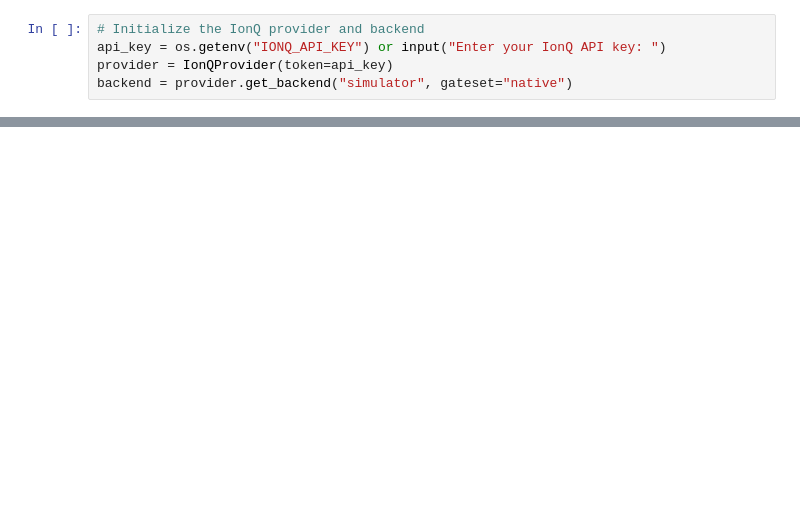
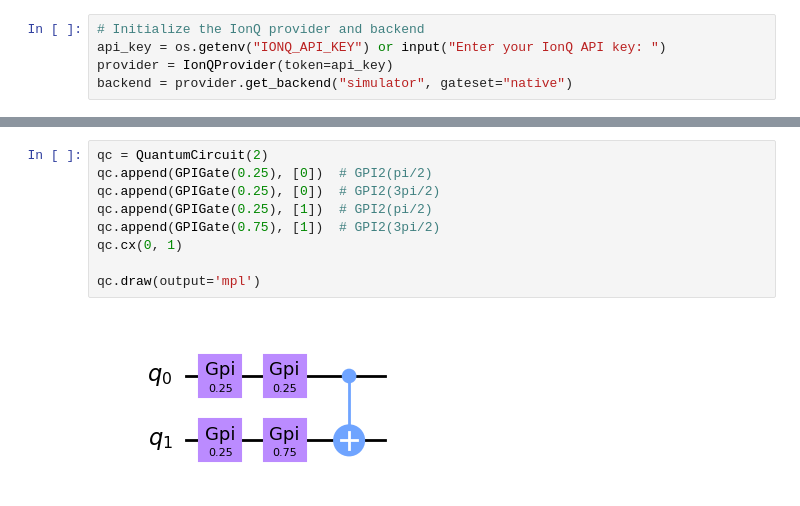
Before and after one commit to huyenemma/ionq_optimizer, a Jupyter notebook: main.ipynb, the cells around one changed output, grey strips where cells are left out. Cells and saved outputs as stored; diff of their text form; blank space fills up the shorter version.

```diff
--- a/main.ipynb
+++ b/main.ipynb
@@ -99,0 +139,11 @@ AttributeError: 'DAGOutNode' object has no attribute 'name'
+# %%
+qc = QuantumCircuit(2)
+qc.append(GPIGate(0.25), [0])  # GPI2(pi/2)
+qc.append(GPIGate(0.25), [0])  # GPI2(3pi/2)
+qc.append(GPIGate(0.25), [1])  # GPI2(pi/2)
+qc.append(GPIGate(0.75), [1])  # GPI2(3pi/2)
+qc.cx(0, 1)
+
+qc.draw(output='mpl')
+# %% [output]
+[figure, added]
```
Also changed, not shown: parts of 25 cells of this notebook, 7 other files.
